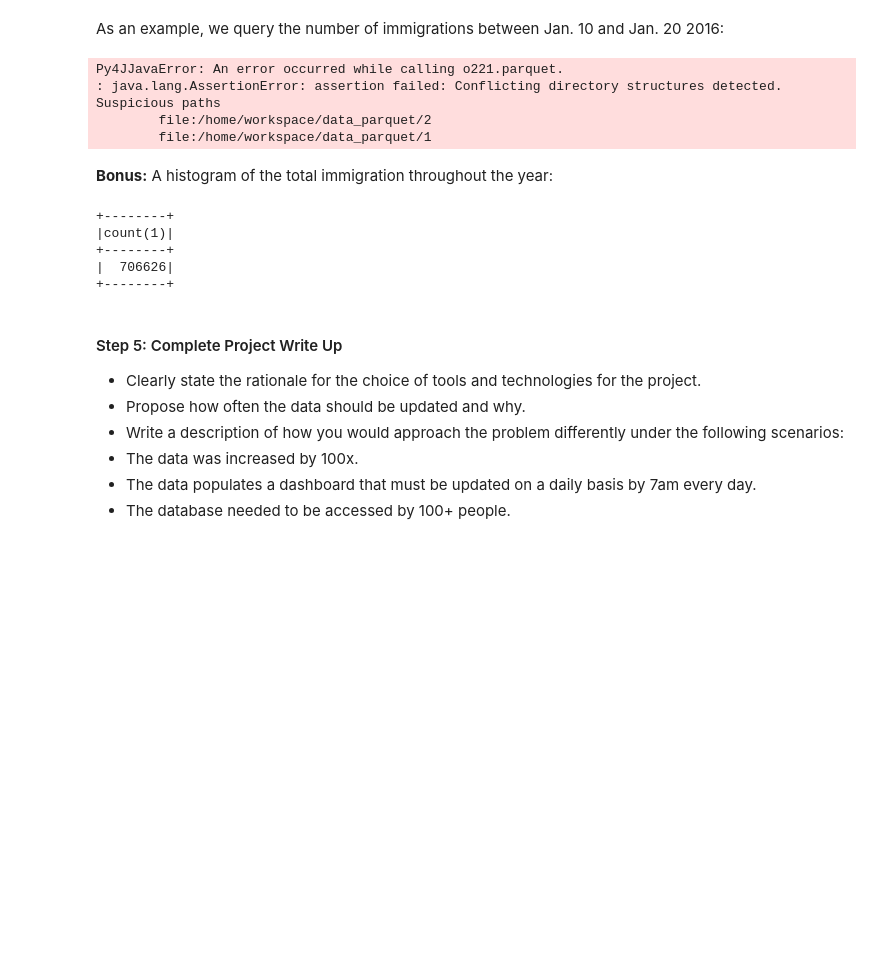
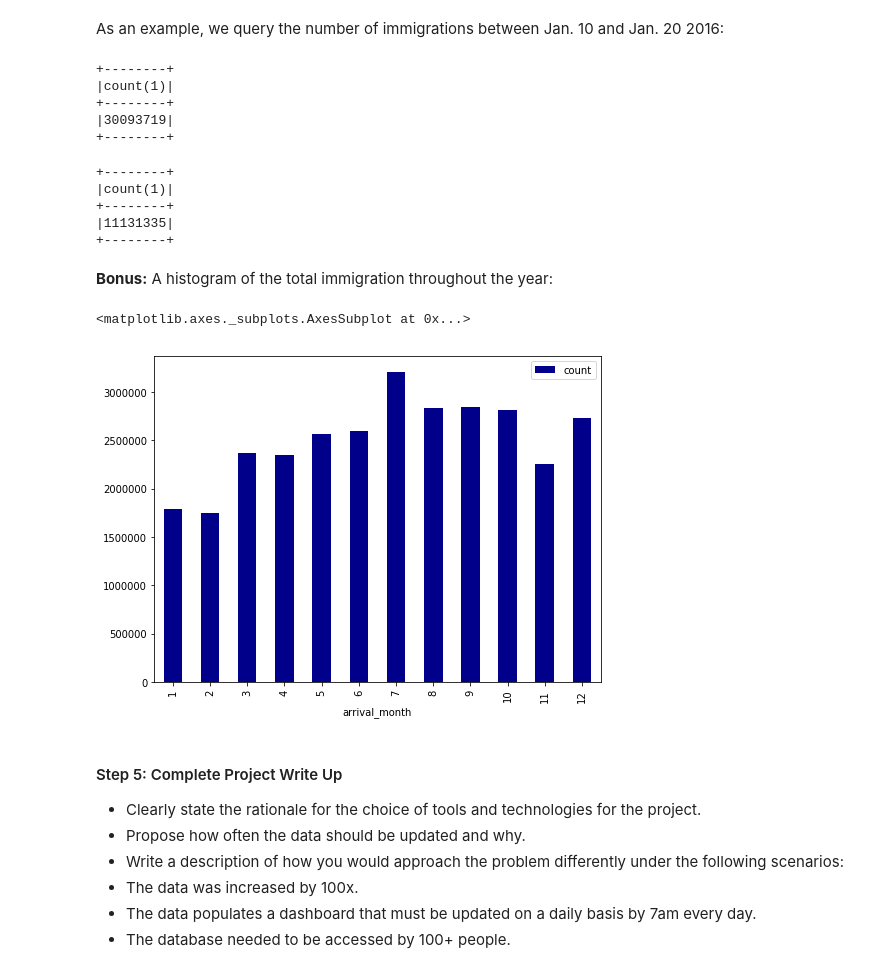
Before and after one commit to asiopueo/udacity-data-engineering-p6, a Jupyter notebook: Capstone Project Template.ipynb, the cells around one changed output. Drawn from its saved outputs; the diff is of its cells as text; code cells hidden in the pictures; blank space fills up the shorter version.

Commit message:
* Added histogram * Executed cells with full data

```diff
--- a/Capstone Project Template.ipynb
+++ b/Capstone Project Template.ipynb
@@ -356,0 +357,2 @@ description
+# %%
+df = df_fullyear
@@ -592,30 +673,36 @@ The data dictionary of the database is as follows:
 #### 4.4 Example Query
 # %% [markdown]
 As an example, we query the number of immigrations between Jan. 10 and Jan. 20 2016:
-# %%
-df = spark.read.parquet('data_parquet/1/','data_parquet/2/')
-df.createOrReplaceTempView('immigrations_1')
-spark.sql("SELECT COUNT(*) FROM immigrations_1").show()
-df = spark.read.parquet('data_parquet/9/')
-df.createOrReplaceTempView('immigrations_9')
-spark.sql("SELECT COUNT(*) FROM immigrations_9").show()
-# %% [output]
-Py4JJavaError: An error occurred while calling o221.parquet.
-: java.lang.AssertionError: assertion failed: Conflicting directory structures detected. Suspicious paths
-        file:/home/workspace/data_parquet/2
-        file:/home/workspace/data_parquet/1
+# %%
+df.createOrReplaceTempView('immigrations')
+spark.sql("SELECT COUNT(*) FROM immigrations").show()
+# %% [output]
++--------+
+|count(1)|
++--------+
+|30093719|
++--------+
+# %%
+query = "SELECT COUNT(*) FROM immigrations WHERE arrival_date > '2016-05-01' AND arrival_date < '2016-08-31'"
+df.createOrReplaceTempView('immigrations')
+spark.sql(query).show()
+# %% [output]
++--------+
+|count(1)|
++--------+
+|11131335|
++--------+
 # %% [markdown]
 **Bonus:** A histogram of the total immigration throughout the year:
-# %%
-query = "SELECT COUNT(*) FROM immigrations WHERE arrival_date > '2016-01-0' AND arrival_date < '2016-01-20'"
-df.createOrReplaceTempView('immigrations')
-spark.sql(query).show()
-# %% [output]
-+--------+
-|count(1)|
-+--------+
-|  706626|
-+--------+
+# %%
+import matplotlib.pyplot as plt
+month_count = df.groupBy('arrival_month').count().select('arrival_month', 'count').toPandas()
+#month_count = month_count.set_index('arrival_month')
+month_count = month_count.sort_values(by=['arrival_month'])
+month_count.plot.bar(x='arrival_month', y='count', color='darkblue', figsize=(8, 6))
+# %% [output]
+<matplotlib.axes._subplots.AxesSubplot at 0x...>
+[figure, added]
 # %% [markdown]
 #### Step 5: Complete Project Write Up
 * Clearly state the rationale for the choice of tools and technologies for the project.
```
Also changed, not shown: parts of 21 cells of this notebook.
